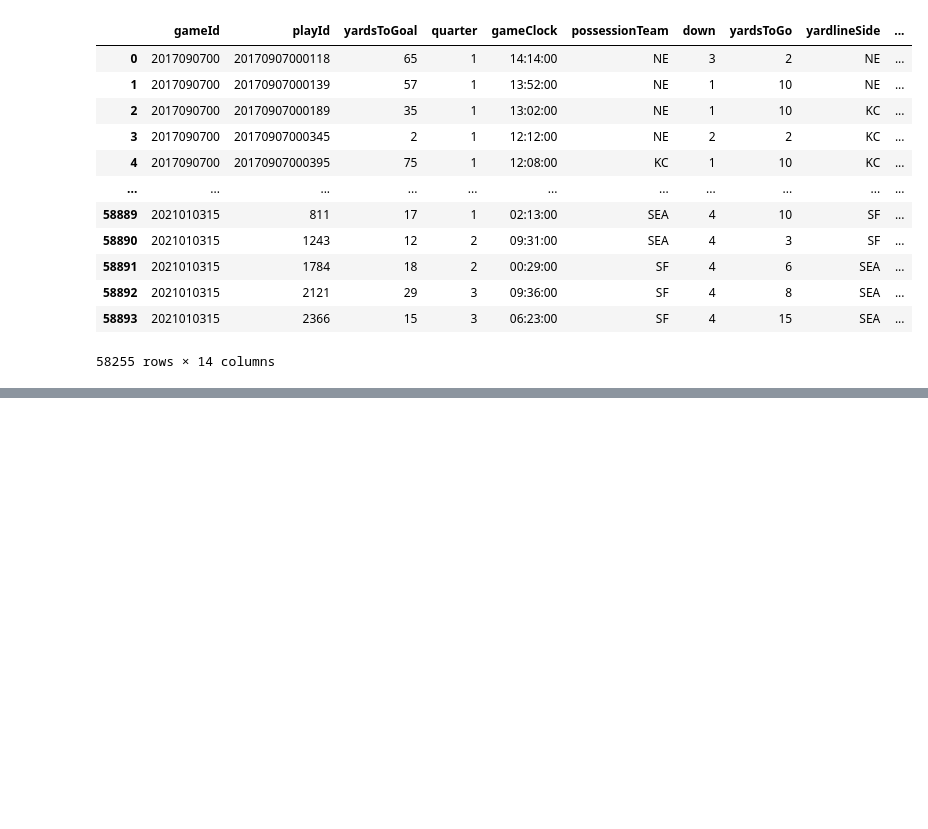
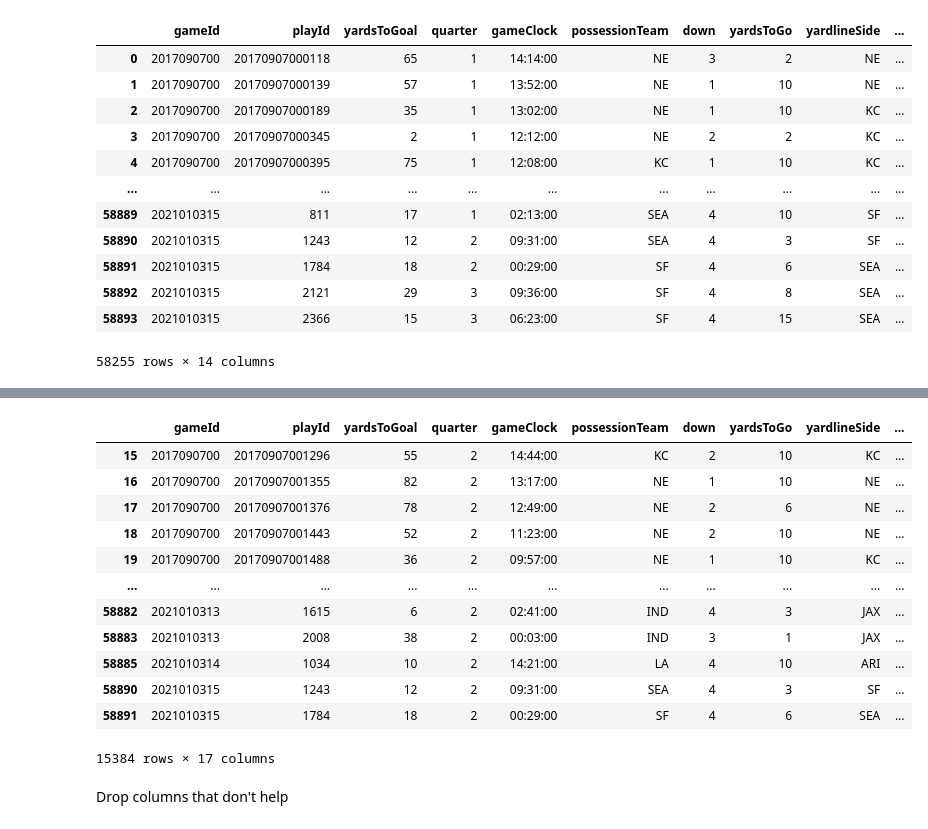
Before and after one commit to chazmorton/NFL-Play-Type-Prediction, a Jupyter notebook: Overall Dataframe.ipynb, the cells around one changed output, grey strips where cells are left out. Drawn from its saved outputs; the diff is of its cells as text; code cells hidden in the pictures; blank space fills up the shorter version.

```diff
--- a/Overall Dataframe.ipynb
+++ b/Overall Dataframe.ipynb
@@ -495,3 +544,5 @@ df_major
 | 58892 | 2021010315 | 2121 | 29 | 3 | 09:36:00 | SF | 4 | 8 | SEA | ... |
 | 58893 | 2021010315 | 2366 | 15 | 3 | 06:23:00 | SF | 4 | 15 | SEA | ... |
 58255 rows × 14 columns
+# %%
+df_major["pointDiff"] = None
@@ -497,0 +620,4 @@ df_major
+# %%
+df_major["timeTillHalf"] = None
+df_major["timeTillEOG"] = None
+df_major
@@ -497,0 +648,20 @@ df_major
+# %%
+for index, row in df_major.iterrows():
+    time = row["gameClock"]
+    (m, s, ms) = time.split(':')
+    result = int(m) * 60 + int(s)
+    if(row["quarter"] == 1):
+        df_major.at[index, "timeTillHalf"] = result + (15 * 60)
+        df_major.at[index, "timeTillEOG"] = result + (15 * 60) + (15 * 60) + (15 * 60)
+    if(row["quarter"] == 2):
+        df_major.at[index, "timeTillHalf"] = result
+        df_major.at[index, "timeTillEOG"] = result + (15 * 60) + (15 * 60)
+    if(row["quarter"] == 3):
+        df_major.at[index, "timeTillHalf"] = 0
+        df_major.at[index, "timeTillEOG"] = result + (15 * 60)
+    if(row["quarter"] == 4):
+        df_major.at[index, "timeTillHalf"] = 0
+        df_major.at[index, "timeTillEOG"] = result
+    if(row["quarter"] == 5):
+        df_major.at[index, "timeTillHalf"] = 0
+        df_major.at[index, "timeTillEOG"] = result
@@ -497,0 +688,18 @@ df_major
+# %%
+df_major.loc[df_major["quarter"] == 2]
+# %% [output]
+|  | gameId | playId | yardsToGoal | quarter | gameClock | possessionTeam | down | yardsToGo | yardlineSide | ... |
+| 15 | 2017090700 | 20170907001296 | 55 | 2 | 14:44:00 | KC | 2 | 10 | KC | ... |
+| 16 | 2017090700 | 20170907001355 | 82 | 2 | 13:17:00 | NE | 1 | 10 | NE | ... |
+| 17 | 2017090700 | 20170907001376 | 78 | 2 | 12:49:00 | NE | 2 | 6 | NE | ... |
+| 18 | 2017090700 | 20170907001443 | 52 | 2 | 11:23:00 | NE | 2 | 10 | NE | ... |
+| 19 | 2017090700 | 20170907001488 | 36 | 2 | 09:57:00 | NE | 1 | 10 | KC | ... |
+| ... | ... | ... | ... | ... | ... | ... | ... | ... | ... | ... |
+| 58882 | 2021010313 | 1615 | 6 | 2 | 02:41:00 | IND | 4 | 3 | JAX | ... |
+| 58883 | 2021010313 | 2008 | 38 | 2 | 00:03:00 | IND | 3 | 1 | JAX | ... |
+| 58885 | 2021010314 | 1034 | 10 | 2 | 14:21:00 | LA | 4 | 10 | ARI | ... |
+| 58890 | 2021010315 | 1243 | 12 | 2 | 09:31:00 | SEA | 4 | 3 | SF | ... |
+| 58891 | 2021010315 | 1784 | 18 | 2 | 00:29:00 | SF | 4 | 6 | SEA | ... |
+15384 rows × 17 columns
+# %% [markdown]
+Drop columns that don't help
```
Also changed, not shown: parts of 26 cells of this notebook.
